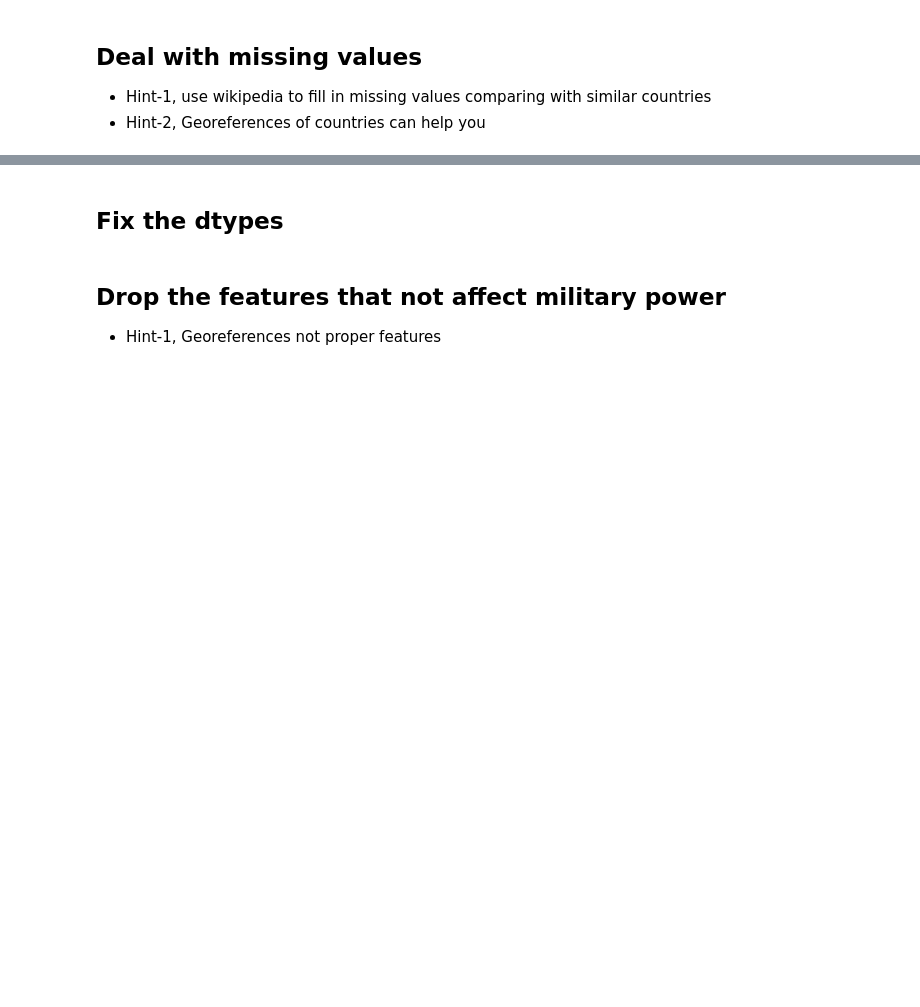
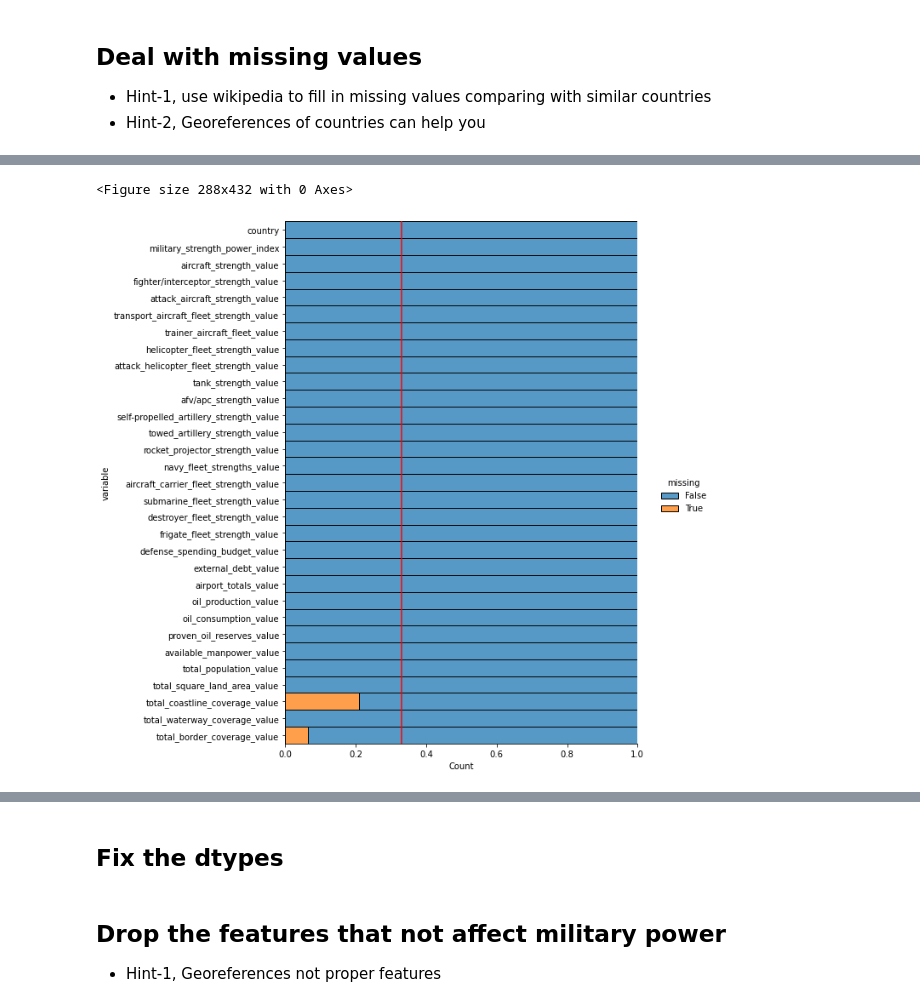
Before and after one commit to StephenKinggg/Data_Science_Course_Repo, a Jupyter notebook: 1. Projects_Assignment/24. ML_Assignment_4(military_power-blank).ipynb, the cells around one changed output, grey strips where cells are left out. Saved outputs shown, nothing was run; the diff lists cells and outputs as text; code cells hidden in the pictures; blank space fills up the shorter version.

```diff
--- a/1. Projects_Assignment/24. ML_Assignment_4(military_power-blank).ipynb
+++ b/1. Projects_Assignment/24. ML_Assignment_4(military_power-blank).ipynb
@@ -24,0 +403,5 @@ Source : globalfirepower.com on 1st may 2020
+# %%
+df.loc[df["country"] == "Uzbekistan",'aircraft_carrier_fleet_strength_value'] = 0
+df.loc[df["country"] == "Uzbekistan",'submarine_fleet_strength_value'] = 0
+df.loc[df["country"] == "Uzbekistan",'destroyer_fleet_strength_value'] = 0
+df.loc[df["country"] == "Uzbekistan",'frigate_fleet_strength_value'] = 0
@@ -24,0 +410,20 @@ Source : globalfirepower.com on 1st may 2020
+# %%
+df.loc[df["country"] == "South Korea",'aircraft_carrier_fleet_strength_value'] = 2
+df.loc[df["country"] == "South Korea",'submarine_fleet_strength_value'] = 22
+df.loc[df["country"] == "South Korea",'destroyer_fleet_strength_value'] = 12
+df.loc[df["country"] == "South Korea",'frigate_fleet_strength_value'] = 18
+# %%
+plt.figure(figsize=(4,6))
+
+sns.displot(
+    data=df.isnull().melt(value_name="missing"),
+    y="variable",
+    hue="missing",
+    multiple="fill",
+    height=9.25
+)
+
+plt.axvline(0.33, color="r");
+# %% [output]
+<Figure size 288x432 with 0 Axes>
+[figure, added]
```
Also changed, not shown: parts of 81 cells of this notebook, 3 other files.
